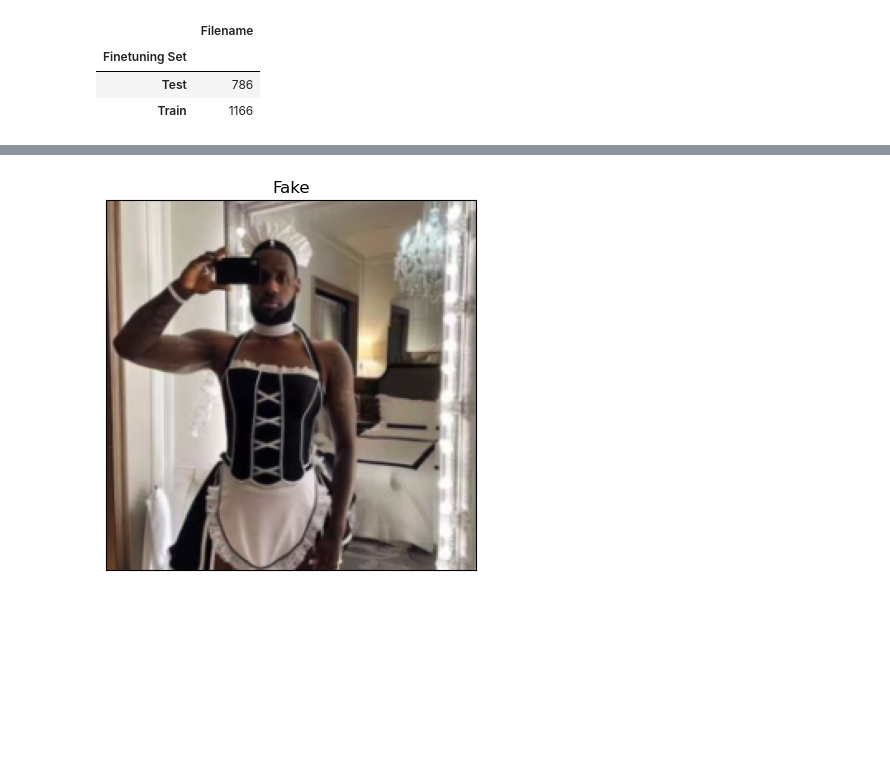
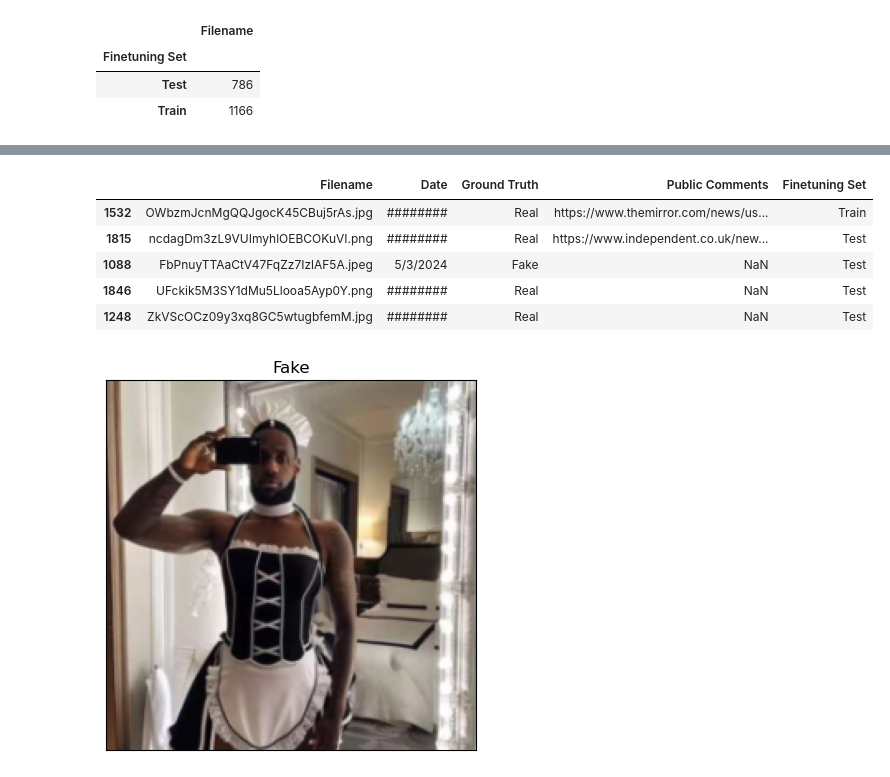
Before and after one commit to Deepfake-Detection-KKO/deepfake-detection, a Jupyter notebook: ksotang/ScratchNotebook.ipynb, the cells around one changed output, grey strips where cells are left out. Cells and saved outputs as stored; diff of their text form; code cells hidden in the pictures; blank space fills up the shorter version.

```diff
--- a/ksotang/ScratchNotebook.ipynb
+++ b/ksotang/ScratchNotebook.ipynb
@@ -110,6 +127,15 @@ std=[0.229, 0.224, 0.225]
 training_data_resnet = DeepFakeDataset(train_image_metadata_path, image_dir_path, model_type='ResNet', is_train=True)
 # %%
 training_dataloader = DataLoader(training_data_resnet, batch_size = 32, shuffle=True)
+# %%
+train_df.head()
+# %% [output]
+|  | Filename | Date | Ground Truth | Public Comments | Finetuning Set |
+| 1532 | OWbzmJcnMgQQJgocK45CBuj5rAs.jpg | ######## | Real | https://www.themirror.com/news/us... | Train |
+| 1815 | ncdagDm3zL9VUImyhlOEBCOKuVI.png | ######## | Real | https://www.independent.co.uk/new... | Test |
+| 1088 | FbPnuyTTAaCtV47FqZz7IzlAF5A.jpeg | 5/3/2024 | Fake | NaN | Test |
+| 1846 | UFckik5M3SY1dMu5Llooa5Ayp0Y.png | ######## | Real | NaN | Test |
+| 1248 | ZkVScOCz09y3xq8GC5wtugbfemM.jpg | ######## | Real | NaN | Test |
 # %%
 count = 0
 features, label = next(iter(training_dataloader))
```
Also changed, not shown: parts of 3 cells of this notebook.
